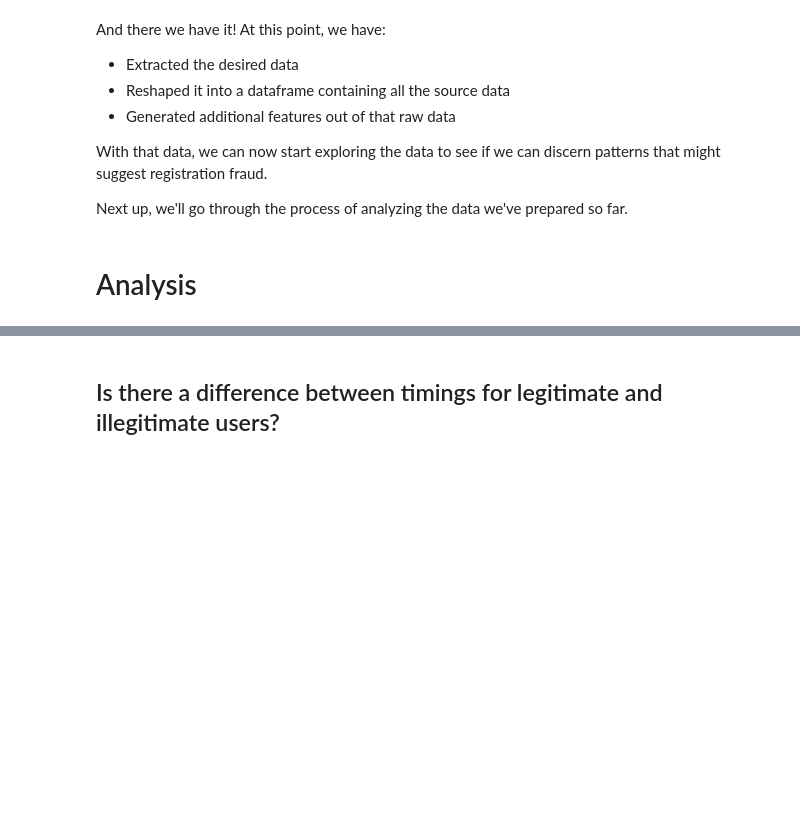
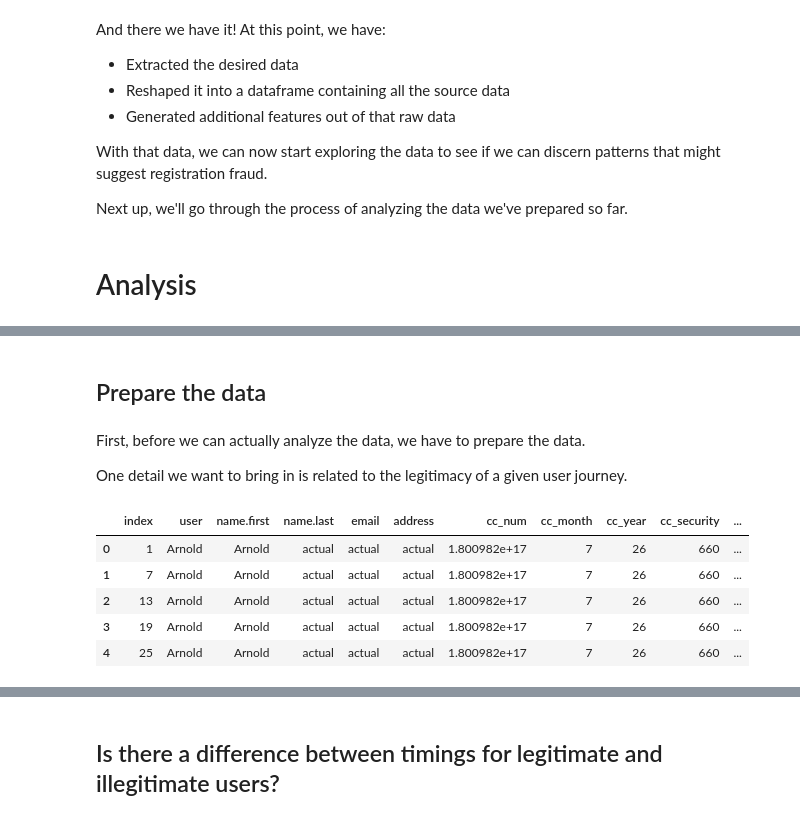
Before and after one commit to moonsense/demo, a Jupyter notebook: reg-id-fraud/notebooks/reg-id-fraud.ipynb, the cells around one changed output, grey strips where cells are left out. Drawn from its saved outputs; the diff is of its cells as text; code cells hidden in the pictures; blank space fills up the shorter version.

```diff
--- a/reg-id-fraud/notebooks/reg-id-fraud.ipynb
+++ b/reg-id-fraud/notebooks/reg-id-fraud.ipynb
@@ -376,0 +382,6 @@ For details on how these visuals were generated, along with examples of other ex
+# %% [markdown]
+## Prepare the data
+# %% [markdown]
+First, before we can actually analyze the data, we have to prepare the data.
+
+One detail we want to bring in is related to the legitimacy of a given user journey.
@@ -376,0 +396,9 @@ For details on how these visuals were generated, along with examples of other ex
+# %%
+input_dat.head()
+# %% [output]
+|  | index | user | name.first | name.last | email | address | cc_num | cc_month | cc_year | cc_security | ... |
+| 0 | 1 | Arnold | Arnold | actual | actual | actual | 1.800982e+17 | 7 | 26 | 660 | ... |
+| 1 | 7 | Arnold | Arnold | actual | actual | actual | 1.800982e+17 | 7 | 26 | 660 | ... |
+| 2 | 13 | Arnold | Arnold | actual | actual | actual | 1.800982e+17 | 7 | 26 | 660 | ... |
+| 3 | 19 | Arnold | Arnold | actual | actual | actual | 1.800982e+17 | 7 | 26 | 660 | ... |
+| 4 | 25 | Arnold | Arnold | actual | actual | actual | 1.800982e+17 | 7 | 26 | 660 | ... |
```
Also changed, not shown: parts of 16 cells of this notebook.
